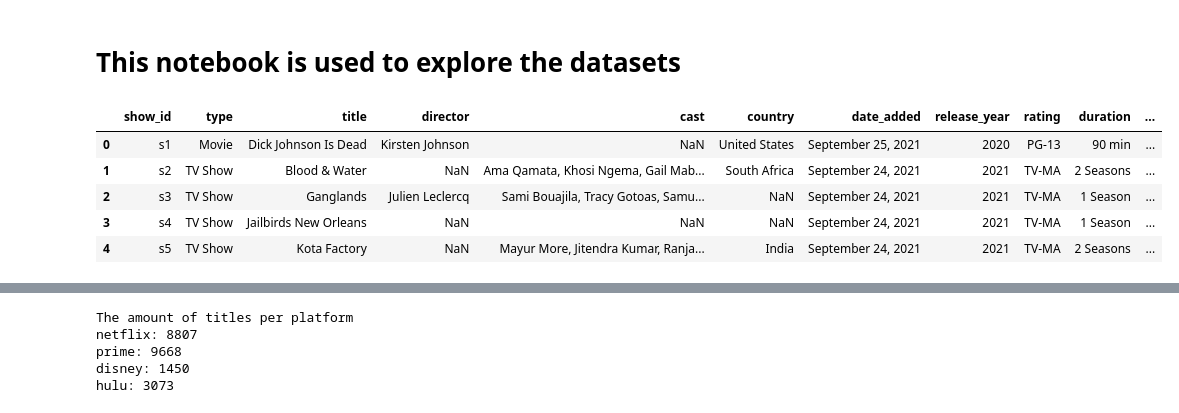
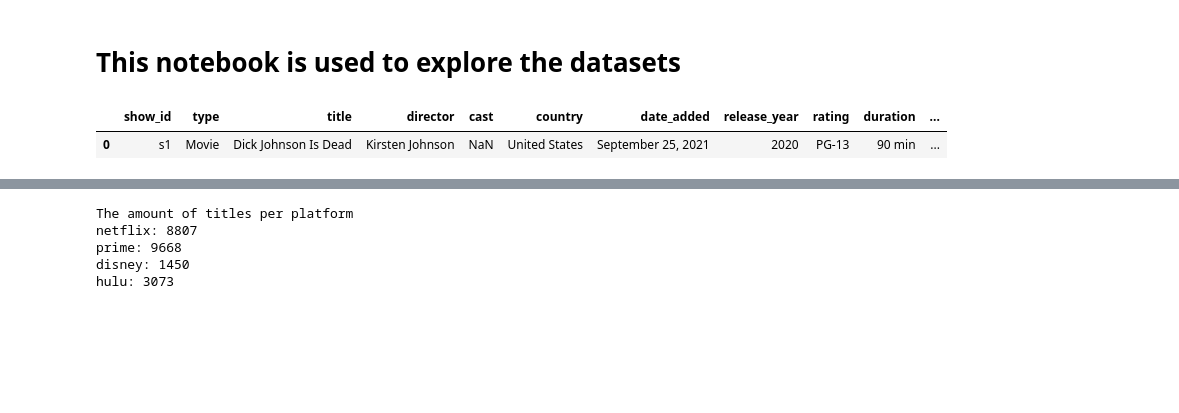
Before and after one commit to LobsterChampagne/datavis-project-2022-data-wizards, a Jupyter notebook: Explore.ipynb, the cells around one changed output, grey strips where cells are left out. Drawn from its saved outputs; the diff is of its cells as text; code cells hidden in the pictures; blank space fills up the shorter version.

```diff
--- a/Explore.ipynb
+++ b/Explore.ipynb
@@ -14,11 +14,7 @@ hulu = pd.read_csv('Data/hulu_titles.csv')
 platforms = pd.read_csv('Data/MoviesOnStreamingPlatforms.csv')
 # %%
 # Overview of individual dataframe
-netflix.head()
+netflix.head(1)
 # %% [output]
 |  | show_id | type | title | director | cast | country | date_added | release_year | rating | duration | ... |
 | 0 | s1 | Movie | Dick Johnson Is Dead | Kirsten Johnson | NaN | United States | September 25, 2021 | 2020 | PG-13 | 90 min | ... |
-| 1 | s2 | TV Show | Blood & Water | NaN | Ama Qamata, Khosi Ngema, Gail Mab... | South Africa | September 24, 2021 | 2021 | TV-MA | 2 Seasons | ... |
-| 2 | s3 | TV Show | Ganglands | Julien Leclercq | Sami Bouajila, Tracy Gotoas, Samu... | NaN | September 24, 2021 | 2021 | TV-MA | 1 Season | ... |
-| 3 | s4 | TV Show | Jailbirds New Orleans | NaN | NaN | NaN | September 24, 2021 | 2021 | TV-MA | 1 Season | ... |
-| 4 | s5 | TV Show | Kota Factory | NaN | Mayur More, Jitendra Kumar, Ranja... | India | September 24, 2021 | 2021 | TV-MA | 2 Seasons | ... |
```
Also changed, not shown: parts of 17 cells of this notebook, 3 other files.
